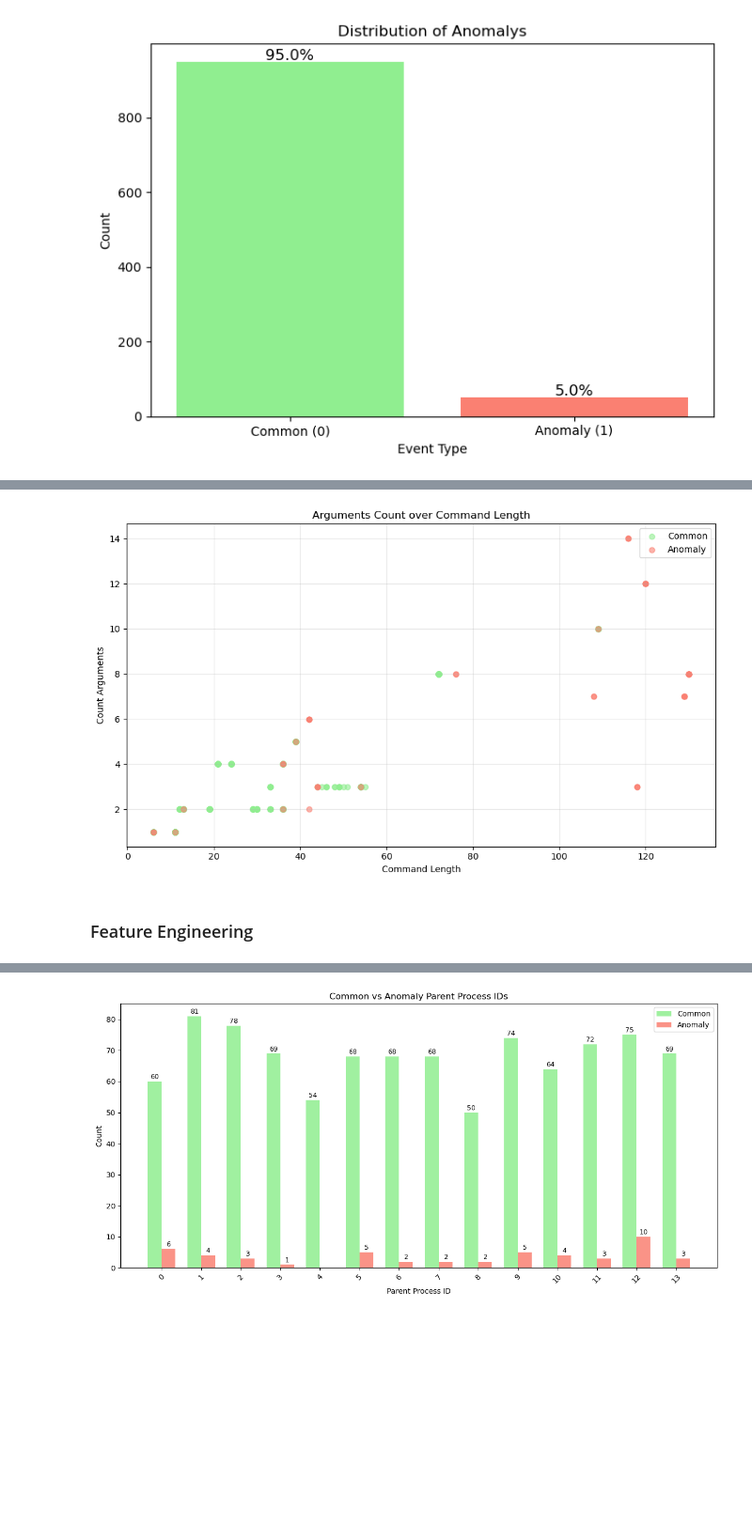
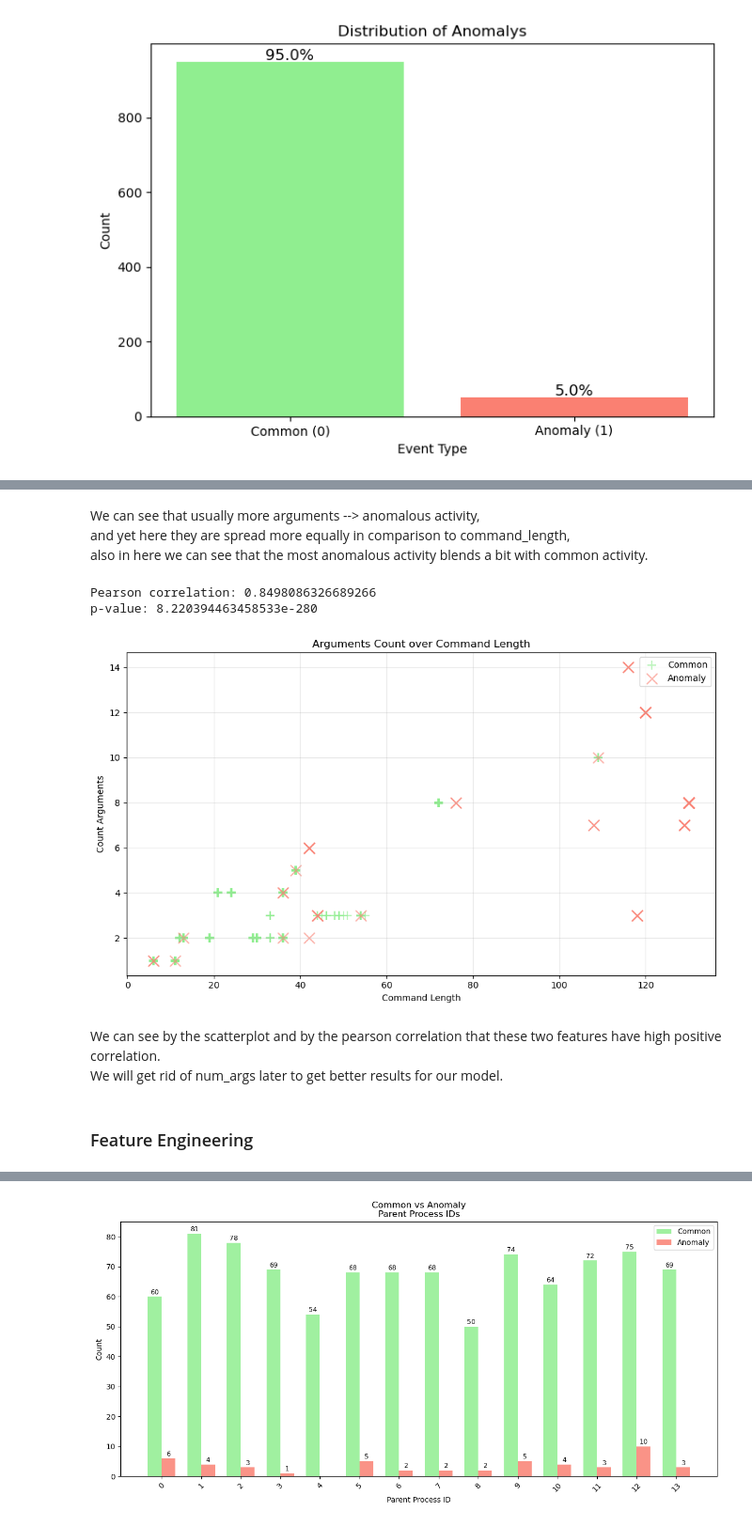
Before and after one commit to michael-naf/hit_cybersecurity_enhabced_by_ai, a Jupyter notebook: Lab2-Basic-Anomaly-Detection/work/Lab_2.ipynb, the cells around one changed output, grey strips where cells are left out. Shown at 94% size. Cells and saved outputs as stored; diff of their text form; code cells hidden in the pictures; blank space fills up the shorter version.

```diff
--- a/Lab2-Basic-Anomaly-Detection/work/Lab_2.ipynb
+++ b/Lab2-Basic-Anomaly-Detection/work/Lab_2.ipynb
@@ -1,8 +17,7 @@
 # %%
-import pandas as pd
 
 # Path to your downloaded CSV file
-csv_path = "enterprise_t1059_logs_1000.csv"
+csv_path = "logs_dataset.csv"
 
 # Load the dataset (low_memory=False prevents dtype guessing warnings)
 print("Loading the dataset... this may take a minute.")
@@ -154,0 +172,11 @@ plt.show()
+# %%
+
+# Gather similar command lengths into bins
+df["length_bin"] = pd.cut(
+    df["command_length"],
+    bins=[0, 10, 20, 30, 40, 50, 60, 70, 80, 90, 100, 110, 120, 130],  # custom ranges
+    labels=["0", "1", "2", "3", "4", "5", "6", "7", "8", "9", "10", "11", "12"]
+)
+
+
+df.head()
@@ -203,4 +238,13 @@ plt.show()
+# %% [markdown]
+We can see that usually more arguments --> anomalous activity,
+and yet here they are spread more equally in comparison to command_length,
+also in here we can see that the most anomalous activity blends a bit with common activity.
 # %%
+corr, p_value = pearsonr(df["num_args"], df["command_length"])
+print("Pearson correlation:", corr)
+print("p-value:", p_value)
+
+
 # Scatter plot
 plt.figure(figsize=(10, 6))
 
@@ -210,7 +254,9 @@ plt.scatter(
     df[df["is_anomaly"] == 0]["num_args"],
     color="lightgreen",
     alpha=0.6,
-    label="Common"
+    label="Common",
+    marker = "+",
+    s = 100
 )
 
 # Plot anomalous commands
@@ -219,7 +265,9 @@ plt.scatter(
     df[df["is_anomaly"] == 1]["num_args"],
     color="salmon",
     alpha=0.6,
-    label="Anomaly"
+    label="Anomaly",
+    marker="x",
+    s = 150
 )
 
 plt.xlabel("Command Length")
@@ -230,7 +278,12 @@ plt.grid(alpha=0.3)
 plt.tight_layout()
 plt.show()
 # %% [output]
+Pearson correlation: 0.8498086326689266
+p-value: 8.220394463458533e-280
-[figure, old version]
+[figure, new version]
+# %% [markdown]
+We can see by the scatterplot and by the pearson correlation that these two features have high positive correlation.
+We will get rid of num_args later to get better results for our model.
 # %% [markdown]
 ### Feature Engineering
 # %%
@@ -269,32 +322,32 @@ normal_counts  = normal_counts.reindex(all_ids, fill_value=0)
 x = np.arange(len(all_ids))
 width = 0.35
 
 # Plot
 plt.figure(figsize=(12, 6))
 bars_normal = plt.bar(x - width/2, normal_counts.values, width,
                       label="Common", color="lightgreen", alpha=0.85)
 bars_anomaly = plt.bar(x + width/2, anomaly_counts.values, width,
                        label="Anomaly", color="salmon", alpha=0.85)
 
 # Add counts above bars, skip zeros
 for bar in bars_normal:
     height = bar.get_height()
     if height > 0:
         plt.text(bar.get_x() + bar.get_width()/2, height + 0.3, str(int(height)),
                  ha='center', va='bottom', fontsize=9)
 
 for bar in bars_anomaly:
     height = bar.get_height()
     if height > 0:
         plt.text(bar.get_x() + bar.get_width()/2, height + 0.3, str(int(height)),
                  ha='center', va='bottom', fontsize=9)
 
 plt.xlabel("Parent Process ID")
 plt.ylabel("Count")
-plt.title("Common vs Anomaly Parent Process IDs")
+plt.title("Common vs Anomaly\nParent Process IDs")
 plt.xticks(x, all_ids, rotation=45)
 plt.legend()
 plt.tight_layout()
 plt.show()
 # %% [output]
-[figure, old version]
+[figure, new version]
```
Also changed, not shown: parts of 31 cells of this notebook, 1 other file.
